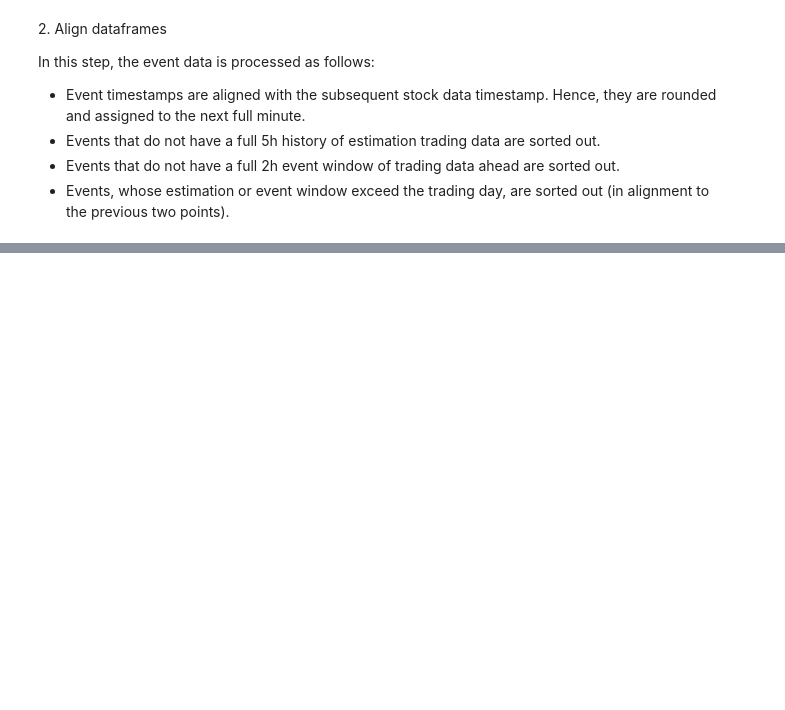
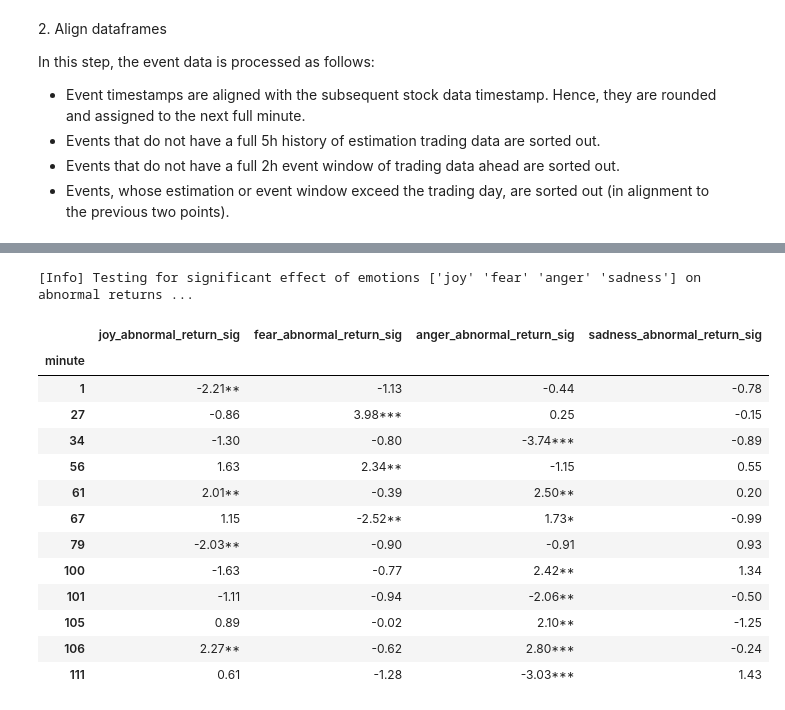
Before and after one commit to AK960/COIN_Repo, a Jupyter notebook: scripts/analyse_emotions.ipynb, the cells around one changed output, grey strips where cells are left out. Saved outputs shown, nothing was run; the diff lists cells and outputs as text; code cells hidden in the pictures; blank space fills up the shorter version.

```diff
--- a/scripts/analyse_emotions.ipynb
+++ b/scripts/analyse_emotions.ipynb
@@ -499,0 +607,73 @@ df_event_study
+# %%
+from scipy import stats
+
+print(f"[Info] Testing for significant effect of emotions {df_event_study['event_emo'].unique()} on abnormal returns ...")
+
+# Format significance stars
+def stars(p):
+    if p < 0.01:
+        return '***'
+    elif p < 0.05:
+        return '**'
+    elif p < 0.1:
+        return '*'
+    else:
+        return ''
+
+def test_abnormal_values(df, test_col):
+    results = []
+
+    emotions = df['event_emo'].unique()
+    minutes = df['event_fin_offset'].unique()
+
+    for minute in minutes:
+        row = {'minute': minute}
+
+        for emo in emotions:
+            values = df.loc[
+                (df['event_fin_offset'] == minute) & (df['event_emo'] == emo),
+                test_col
+            ]
+            if len(values) > 1:
+                t_stat, p_value = stats.ttest_1samp(values, 0)
+                row[f'{emo}_{test_col}_mean'] = values.mean()
+                row[f'{emo}_{test_col}_t_stat'] = t_stat
+                row[f'{emo}_{test_col}_p_value'] = p_value
+                row[f'{emo}_{test_col}_sig'] = f"{t_stat:.2f}{stars(p_value)}"
+            else:
+                row[f'{emo}_{test_col}_mean'] = np.nan
+                row[f'{emo}_{test_col}_t_stat'] = np.nan
+                row[f'{emo}_{test_col}_p_value'] = np.nan
+                row[f'{emo}_{test_col}_sig'] = ''
+
+        results.append(row)
+    return pd.DataFrame(results)
+
+# Test returns
+ar_test_scores = test_abnormal_values(df_event_study, 'abnormal_return')
+ar_test_scores.set_index('minute', inplace=True)
+
+# Show only rows with significant p-values
+alpha = 0.05
+
+pval_cols = [col for col in ar_test_scores.columns if col.endswith('_p_value')]
+# At least one significant p-value in the row
+significant_rows = ar_test_scores[(ar_test_scores[pval_cols] < alpha).any(axis=1)]
+sig_cols = [col for col in significant_rows.columns if col.endswith('_sig')]
+significant_rows[sig_cols]
+# %% [output]
+[Info] Testing for significant effect of emotions ['joy' 'fear' 'anger' 'sadness'] on abnormal returns ...
+|  | joy_abnormal_return_sig | fear_abnormal_return_sig | anger_abnormal_return_sig | sadness_abnormal_return_sig |
+| minute |  |  |  |  |
+| 1 | -2.21** | -1.13 | -0.44 | -0.78 |
+| 27 | -0.86 | 3.98*** | 0.25 | -0.15 |
+| 34 | -1.30 | -0.80 | -3.74*** | -0.89 |
+| 56 | 1.63 | 2.34** | -1.15 | 0.55 |
+| 61 | 2.01** | -0.39 | 2.50** | 0.20 |
+| 67 | 1.15 | -2.52** | 1.73* | -0.99 |
+| 79 | -2.03** | -0.90 | -0.91 | 0.93 |
+| 100 | -1.63 | -0.77 | 2.42** | 1.34 |
+| 101 | -1.11 | -0.94 | -2.06** | -0.50 |
+| 105 | 0.89 | -0.02 | 2.10** | -1.25 |
+| 106 | 2.27** | -0.62 | 2.80*** | -0.24 |
+| 111 | 0.61 | -1.28 | -3.03*** | 1.43 |
```
Also changed, not shown: parts of 17 cells of this notebook.
